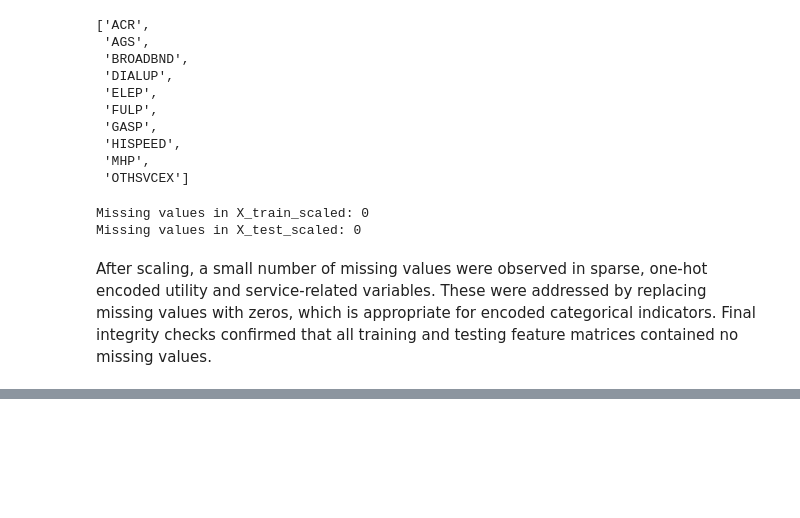
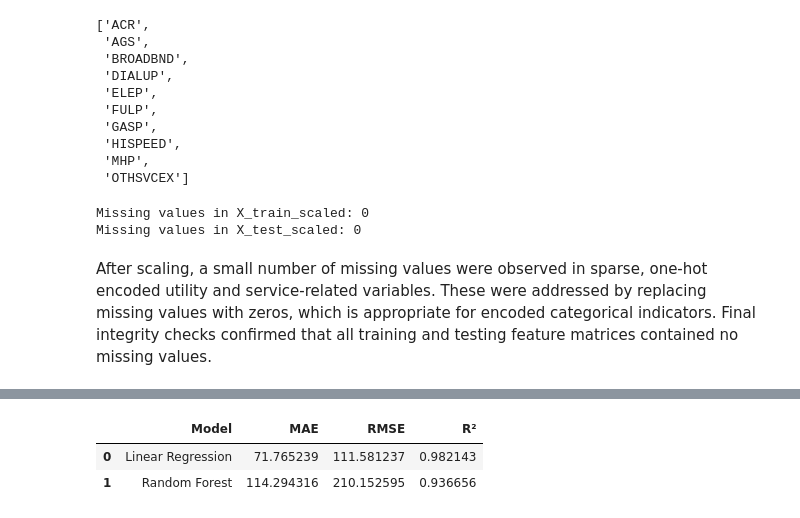
Before and after one commit to decoteau2/MA_Housing_Rent_Analysis, a Jupyter notebook: 01_EDA_MA_Housing_Rent.ipynb, the cells around one changed output, grey strips where cells are left out. Saved outputs shown, nothing was run; the diff lists cells and outputs as text; code cells hidden in the pictures; blank space fills up the shorter version.

```diff
--- a/01_EDA_MA_Housing_Rent.ipynb
+++ b/01_EDA_MA_Housing_Rent.ipynb
@@ -432,0 +695,19 @@ and testing feature matrices contained no missing values.
+# %%
+# ==========================================
+# Model Comparison
+# ==========================================
+
+import pandas as pd
+
+comparison_df = pd.DataFrame({
+    "Model": ["Linear Regression", "Random Forest"],
+    "MAE": [mae_lr, mae_rf],
+    "RMSE": [rmse_lr, rmse_rf],
+    "R²": [r2_lr, r2_rf]
+})
+
+comparison_df
+# %% [output]
+|  | Model | MAE | RMSE | R² |
+| 0 | Linear Regression | 71.765239 | 111.581237 | 0.982143 |
+| 1 | Random Forest | 114.294316 | 210.152595 | 0.936656 |
```
Also changed, not shown: parts of 34 cells of this notebook.
